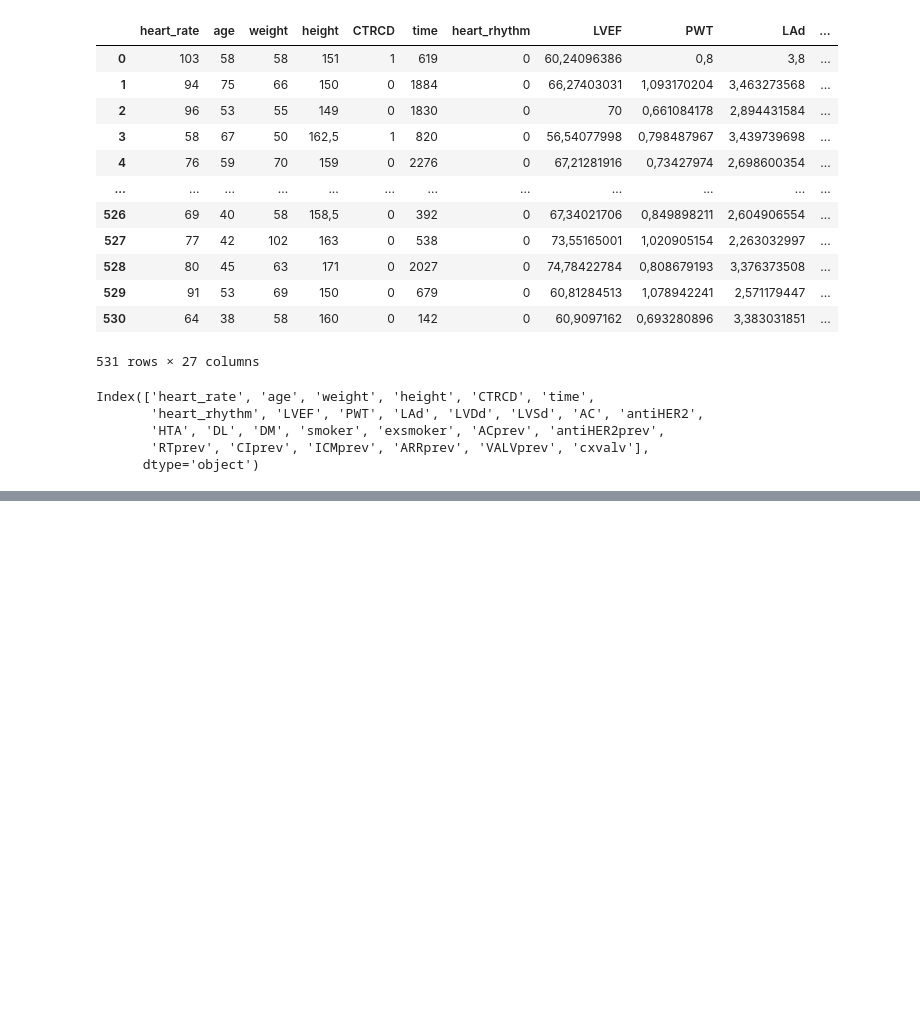
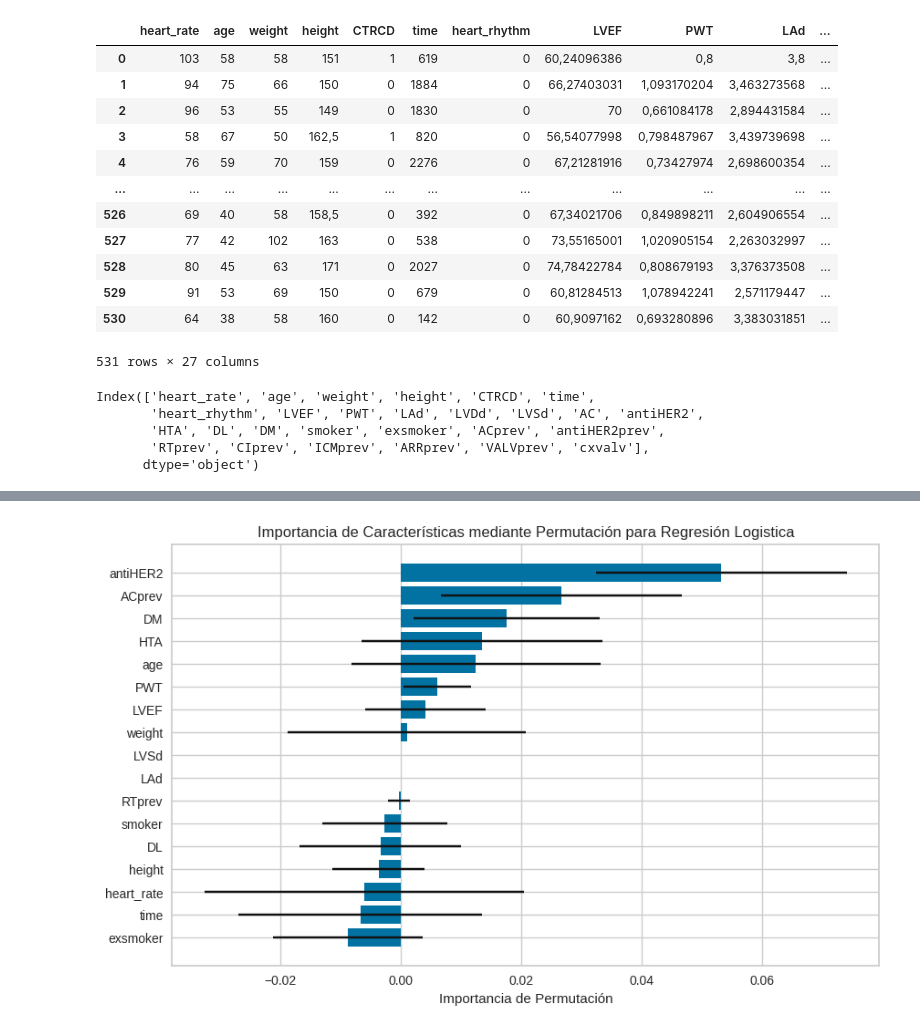
Before and after one commit to nalrob/Aprendizaje-Automatico, a Jupyter notebook: CTRCD_Modelos.ipynb, the cells around one changed output, grey strips where cells are left out. Saved outputs shown, nothing was run; the diff lists cells and outputs as text; code cells hidden in the pictures; blank space fills up the shorter version.

```diff
--- a/CTRCD_Modelos.ipynb
+++ b/CTRCD_Modelos.ipynb
@@ -358,0 +1269,29 @@ Grupo 5 - Accuracy: 0.35, ROC AUC: 0.67, Recall: 0.82, F1 Score: 0.22, Precision
+# %%
+# Mostrar resultados de métricas por grupo, incluyendo FPR y Tasa de Error
+print("\nResultados de métricas por grupo (incluyendo FPR y Tasa de Error):")
+for group_index, result in enumerate(group_results, start=1):
+    # Calcular FPR y Tasa de Error para el grupo actual
+    cm = confusion_matrix(y_test, model.predict(X_test))  # Matriz de confusión del grupo
+    tn, fp, fn, tp = cm.ravel()
+    fpr = fp / (fp + tn)  # Tasa de Falsos Positivos
+    error_rate = (fp + fn) / len(y_test)  # Tasa de Error
+
+    print(f"Grupo {group_index}:")
+    print(f"  - Accuracy:       {result['Accuracy']:.2f}")
+    print(f"  - ROC AUC:        {result['ROC AUC']:.2f}")
+    print(f"  - Recall (TPR):   {result['Recall']:.2f}")
+    print(f"  - FPR:            {fpr:.2f}")
+    print(f"  - F1 Score:       {result['F1 Score']:.2f}")
+    print(f"  - Precision:      {result['Precision']:.2f}")
+    print(f"  - Tasa de Error:  {error_rate:.2f}")
+    print("-" * 40)
+
+# Calcular y mostrar promedios generales
+print("\nPromedios generales de las métricas:")
+print(f"  - Promedio Accuracy:   {np.mean(metrics['accuracy']):.2f}")
+print(f"  - Promedio ROC AUC:    {np.mean(metrics['roc_auc']):.2f}")
+print(f"  - Promedio Recall:     {np.mean(metrics['recall']):.2f}")
+print(f"  - Promedio FPR:        {np.mean([fp / (fp + tn) for tn, fp, fn, tp in [confusion_matrix(y_test, model.predict(X_test)).ravel()] * n_groups]):.2f}")
+print(f"  - Promedio F1 Score:   {np.mean(metrics['f1']):.2f}")
+print(f"  - Promedio Precision:  {np.mean(metrics['precision']):.2f}")
+print(f"  - Promedio Tasa Error: {np.mean([(fp + fn) / len(y_test) for tn, fp, fn, tp in [confusion_matrix(y_test, model.predict(X_test)).ravel()] * n_groups]):.2f}")
@@ -457,0 +1800,14 @@ Grupo 5 - Accuracy: 0.76, ROC AUC: 0.66, Recall: 0.45, F1 Score: 0.29, Precision
+# %%
+perm_importance = permutation_importance(model, X_test, y_test, n_repeats=30, random_state=42)
+
+# Ordena las importancias para visualizarlas
+sorted_idx = perm_importance.importances_mean.argsort()
+
+plt.figure(figsize=(10, 6))
+plt.barh(range(len(sorted_idx)), perm_importance.importances_mean[sorted_idx], xerr=perm_importance.importances_std[sorted_idx])
+plt.yticks(range(len(sorted_idx)), [X_test.columns[i] for i in sorted_idx])
+plt.xlabel("Importancia de Permutación")
+plt.title("Importancia de Características mediante Permutación para Regresión Logistica")
+plt.show()
+# %% [output]
+[figure, added]
```
Also changed, not shown: parts of 34 cells of this notebook.
